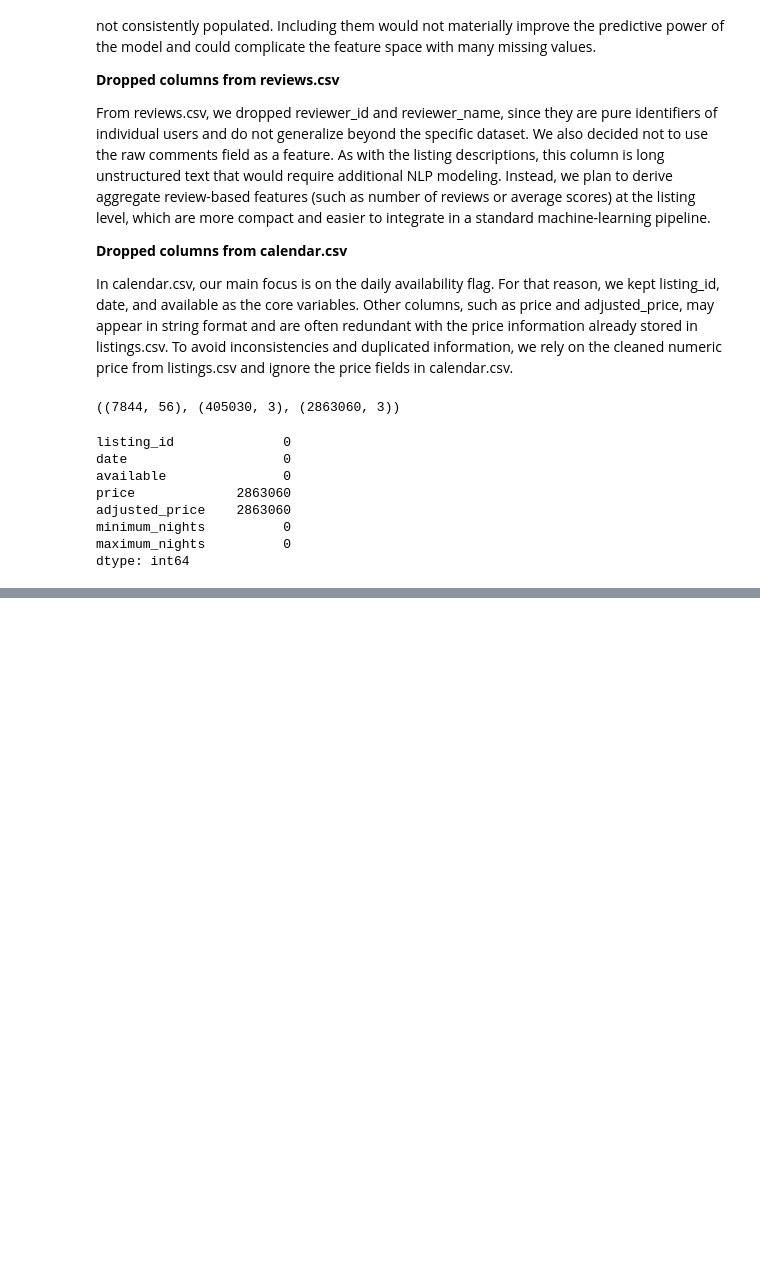
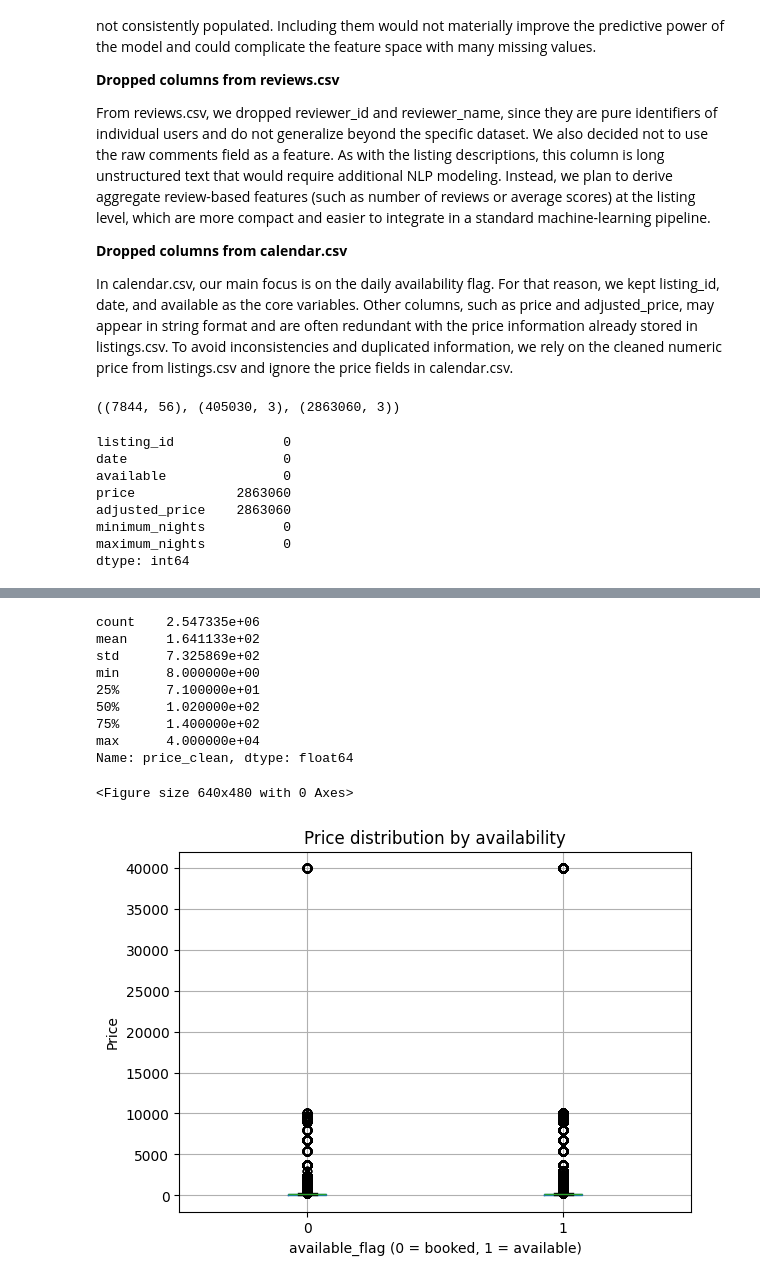
Before and after one commit to MateoBarredaR/hackaton1, a Jupyter notebook: kika.ipynb, the cells around one changed output, grey strips where cells are left out. Cells and saved outputs as stored; diff of their text form; code cells hidden in the pictures; blank space fills up the shorter version.

```diff
--- a/kika.ipynb
+++ b/kika.ipynb
@@ -189,0 +370,37 @@ dtype: int64
+# %%
+# Graph listing characteristics vs availability
+
+## Price cleaning
+
+if "price" in base_df.columns:
+    # Clean price from strings like "$120.00"
+    base_df["price_clean"] = (
+        base_df["price"]
+        .astype(str)
+        .str.replace("[\$,]", "", regex=True)
+        .replace("", pd.NA)
+        .astype(float)
+    )
+
+    print(base_df["price_clean"].describe())
+
+    # Boxplot: price vs availability
+    plt.figure()
+    base_df.boxplot(column="price_clean", by="available_flag")
+    plt.xlabel("available_flag (0 = booked, 1 = available)")
+    plt.ylabel("Price")
+    plt.title("Price distribution by availability")
+    plt.suptitle("")  # remove automatic subtitle
+    plt.show()
+# %% [output]
+count    2.547335e+06
+mean     1.641133e+02
+std      7.325869e+02
+min      8.000000e+00
+25%      7.100000e+01
+50%      1.020000e+02
+75%      1.400000e+02
+max      4.000000e+04
+Name: price_clean, dtype: float64
+<Figure size 640x480 with 0 Axes>
+[figure, added]
```
Also changed, not shown: parts of 11 cells of this notebook.
